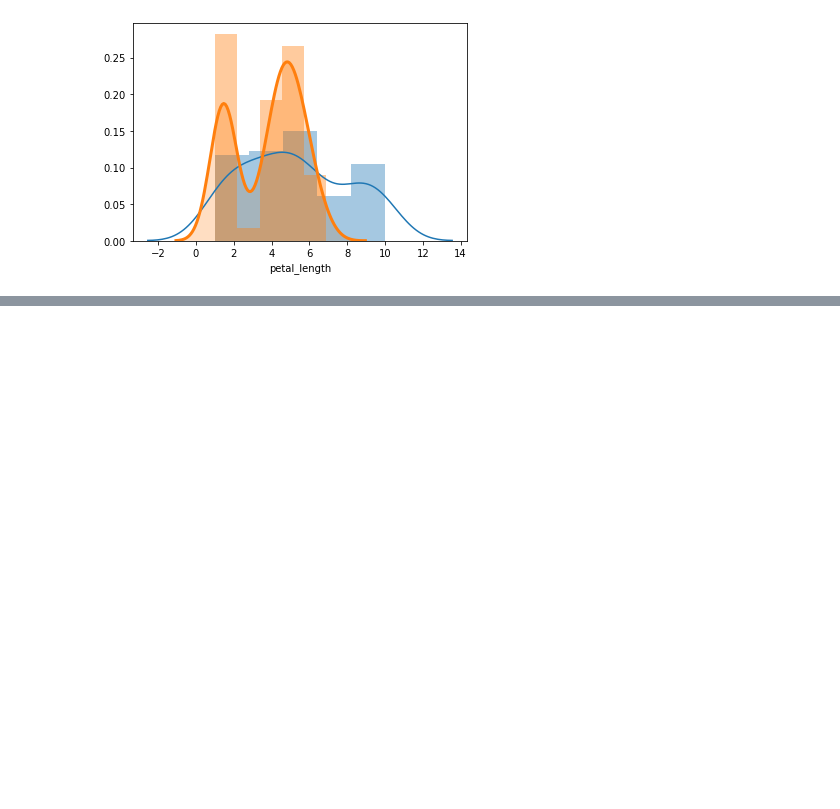
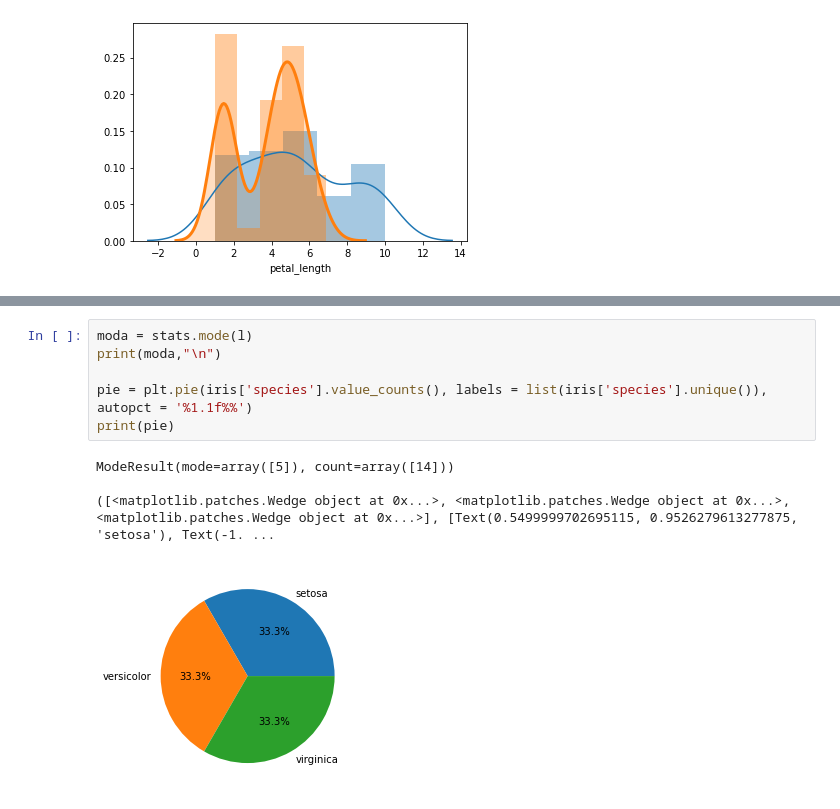
Before and after one commit to gmsarti/aprendendo_ciencia_de_dados, a Jupyter notebook: Estatística/estat_pratica.ipynb, the cells around one changed output, grey strips where cells are left out. Drawn from its saved outputs; the diff is of its cells as text; blank space fills up the shorter version.

```diff
--- a/Estatística/estat_pratica.ipynb
+++ b/Estatística/estat_pratica.ipynb
@@ -331,0 +349,11 @@ display(sns.distplot(iris['petal_length'], hist = True, kde_kws = {'shade': True
+# %%
+moda = stats.mode(l)
+print(moda,"\n")
+
+pie = plt.pie(iris['species'].value_counts(), labels = list(iris['species'].unique()), autopct = '%1.1f%%')
+print(pie)
+# %% [output]
+ModeResult(mode=array([5]), count=array([14]))
+
+([<matplotlib.patches.Wedge object at 0x...>, <matplotlib.patches.Wedge object at 0x...>, <matplotlib.patches.Wedge object at 0x...>], [Text(0.5499999702695115, 0.9526279613277875, 'setosa'), Text(-1. ...
+[figure, added]
```
Also changed, not shown: parts of 7 cells of this notebook.
